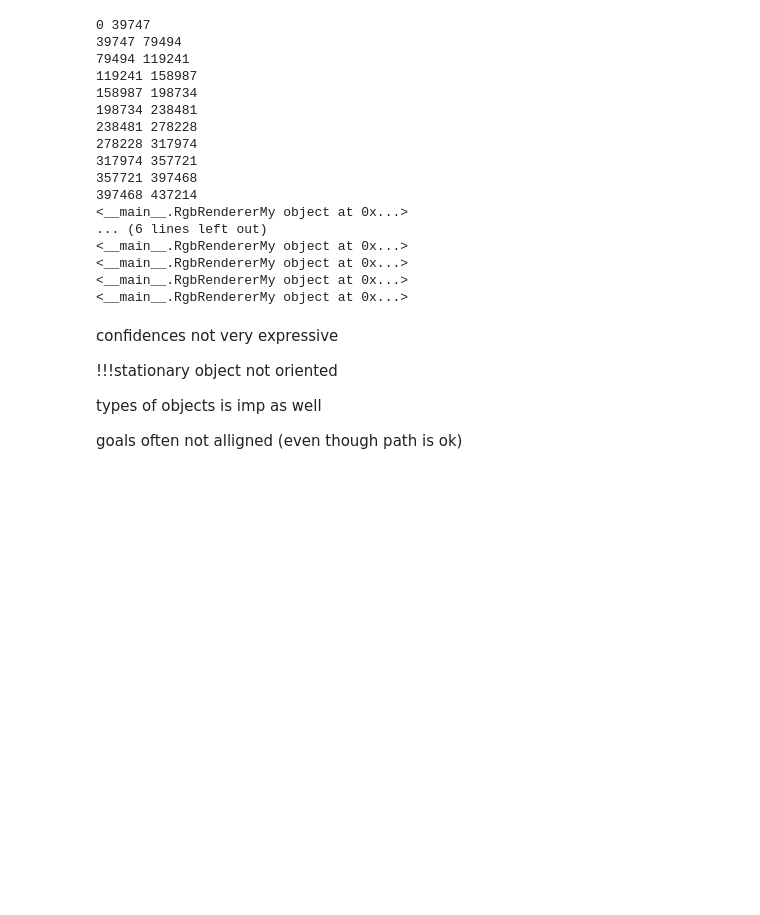
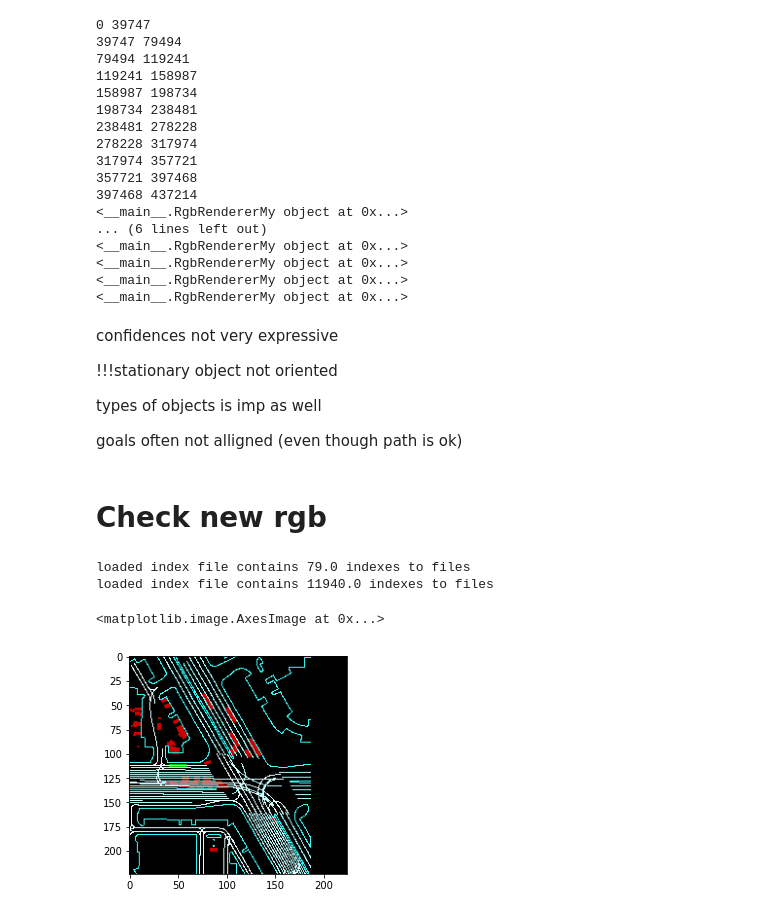
Before and after one commit to alexpostnikov/waymo-open-dataset, a Jupyter notebook: tutorial/visualize.ipynb, the cells around one changed output. Saved outputs shown, nothing was run; the diff lists cells and outputs as text; code cells hidden in the pictures; blank space fills up the shorter version.

```diff
--- a/tutorial/visualize.ipynb
+++ b/tutorial/visualize.ipynb
@@ -653,3 +653,42 @@ print("train fut")
 print(get_local_fut_path(train_data)[:,-1,:])
 # %%
 # test_state_masked[4,:,:2]
+# %% [markdown]
+#  Check new rgb
+# %%
+index_path = "/home/jovyan/waymo-open-dataset/tutorial/renderedMy40/index+1.pkl"
+classical_index_path = "/home/jovyan/rendered/train/index.pkl"
+# %%
+ def load_dict(filename_=None):
+        out_d = {}
+        with open(filename_, 'rb') as f:
+            d = {}
+            try:
+                lim = 1e5
+                dicts = []
+                while 1 and lim > 0:
+                    lim -= 1
+                    loaded_dict = pickle.load(f)
+                    dicts.append(loaded_dict)
+                    # out_d = {**out_d, **loaded_dict}
+
+            except EOFError:
+                pass
+        d = {k: v for e in dicts for (k, v) in e.items()}
+        print(f"loaded index file contains {1e5-lim} indexes to files")
+        return d
+# %%
+a = load_dict(index_path)
+a1 = load_dict(classical_index_path)
+# %% [output]
+loaded index file contains 79.0 indexes to files
+loaded index file contains 11940.0 indexes to files
+# %%
+a1["4ca8a8090159656581.0"]
+prefix = "/home/jovyan/"
+file_path = a1["4ca8a8090159656581.0"]
+rgbs1 = np.load(prefix + file_path, allow_pickle=True)["rgb"].reshape(-1)[0]
+plt.imshow(rgbs1["4ca8a8090159656581.0"][0])
+# %% [output]
+<matplotlib.image.AxesImage at 0x...>
+[figure, added]
```
Also changed, not shown: parts of 2 cells of this notebook, 4 other files.
